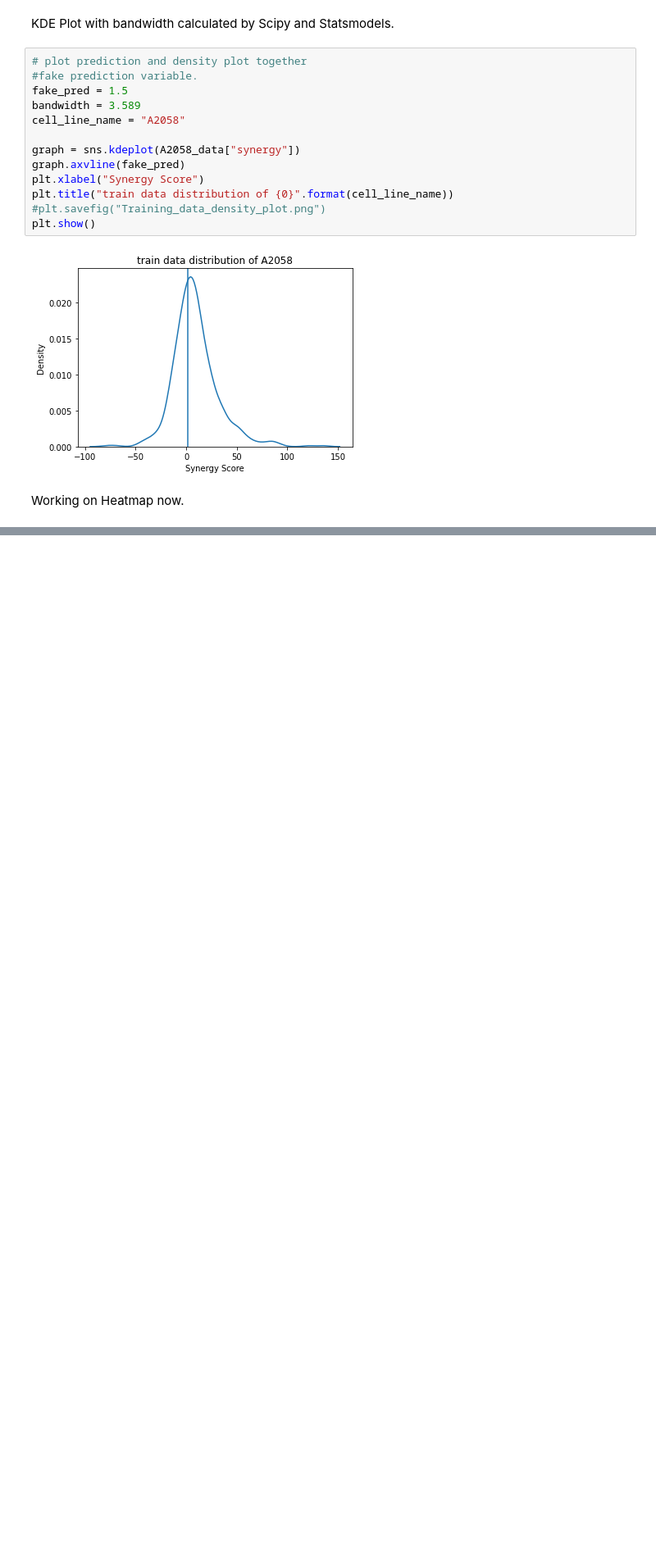
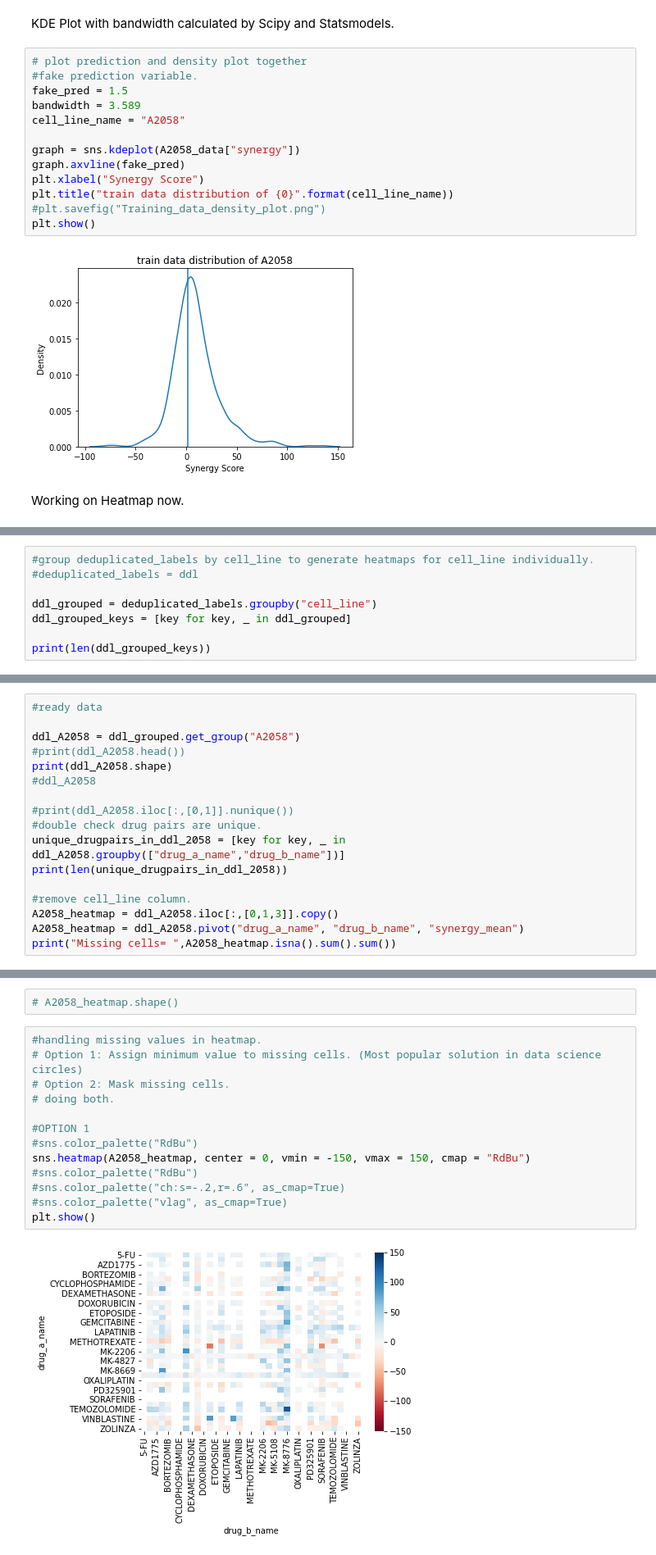
Before and after one commit to NidhiBharani/DeepSynergy, a Jupyter notebook: checkout_data.ipynb, the cells around one changed output, grey strips where cells are left out. Shown at 82% size. Saved outputs shown, nothing was run; the diff lists cells and outputs as text; blank space fills up the shorter version.

Commit message:
Heatmap complete

```diff
--- a/checkout_data.ipynb
+++ b/checkout_data.ipynb
@@ -235,0 +114,8 @@ duplicated_labels = pd.DataFrame(columns= ["drug_a_name","drug_b_name", "cell_li
+# %%
+#group deduplicated_labels by cell_line to generate heatmaps for cell_line individually.
+#deduplicated_labels = ddl
+
+ddl_grouped = deduplicated_labels.groupby("cell_line")
+ddl_grouped_keys = [key for key, _ in ddl_grouped]
+
+print(len(ddl_grouped_keys))
@@ -235,0 +126,17 @@ duplicated_labels = pd.DataFrame(columns= ["drug_a_name","drug_b_name", "cell_li
+# %%
+#ready data
+
+ddl_A2058 = ddl_grouped.get_group("A2058")
+#print(ddl_A2058.head())
+print(ddl_A2058.shape)
+#ddl_A2058
+
+#print(ddl_A2058.iloc[:,[0,1]].nunique())
+#double check drug pairs are unique.
+unique_drugpairs_in_ddl_2058 = [key for key, _ in ddl_A2058.groupby(["drug_a_name","drug_b_name"])]
+print(len(unique_drugpairs_in_ddl_2058))
+
+#remove cell_line column.
+A2058_heatmap = ddl_A2058.iloc[:,[0,1,3]].copy()
+A2058_heatmap = ddl_A2058.pivot("drug_a_name", "drug_b_name", "synergy_mean")
+print("Missing cells= ",A2058_heatmap.isna().sum().sum())
@@ -235,0 +150,17 @@ duplicated_labels = pd.DataFrame(columns= ["drug_a_name","drug_b_name", "cell_li
+# %%
+# A2058_heatmap.shape()
+# %%
+#handling missing values in heatmap.
+# Option 1: Assign minimum value to missing cells. (Most popular solution in data science circles)
+# Option 2: Mask missing cells.
+# doing both.
+
+#OPTION 1
+#sns.color_palette("RdBu")
+sns.heatmap(A2058_heatmap, center = 0, vmin = -150, vmax = 150, cmap = "RdBu")
+#sns.color_palette("RdBu")
+#sns.color_palette("ch:s=-.2,r=.6", as_cmap=True)
+#sns.color_palette("vlag", as_cmap=True)
+plt.show()
+# %% [output]
+[figure, added]
```
Also changed, not shown: parts of 19 cells of this notebook.
